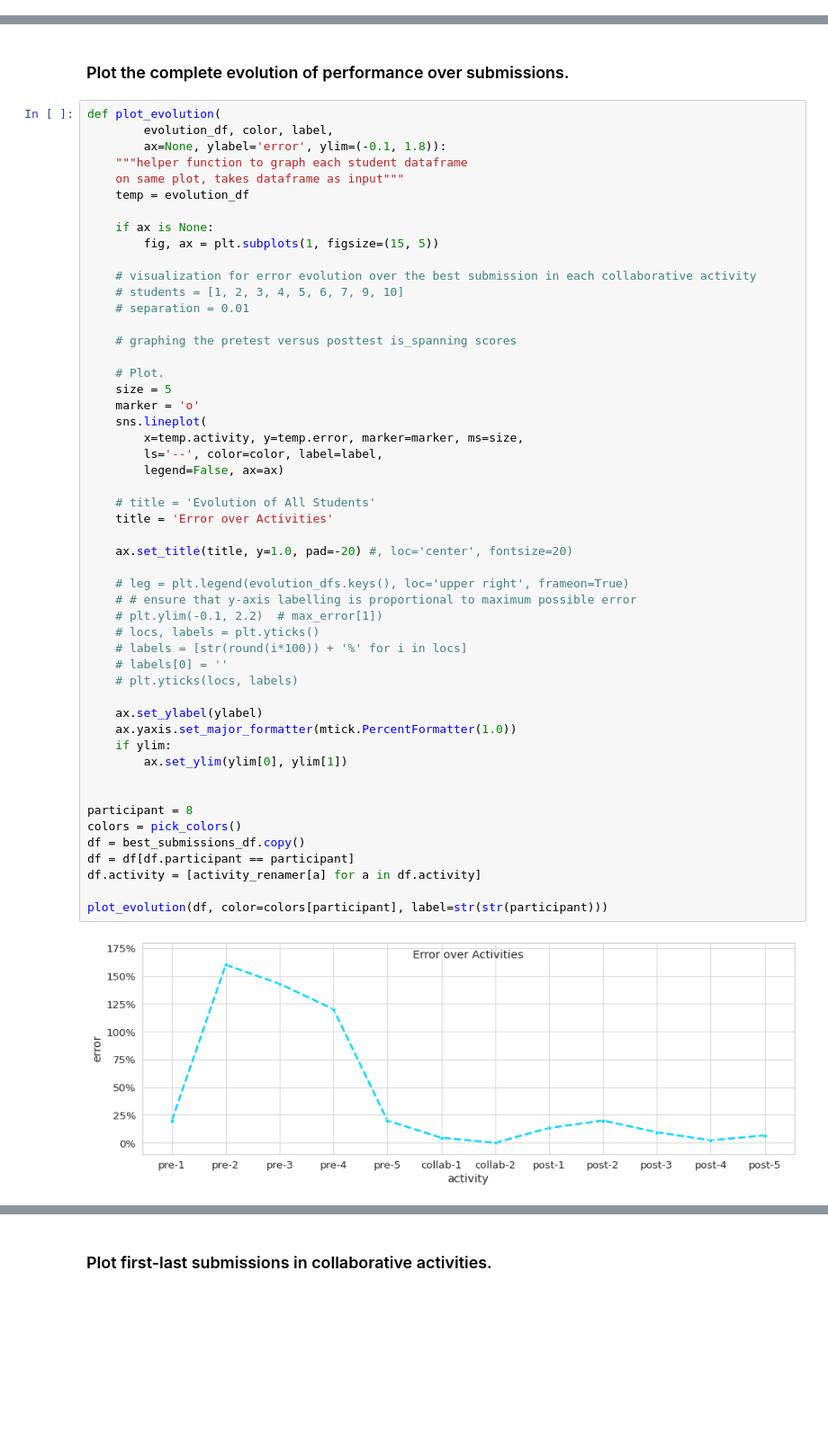
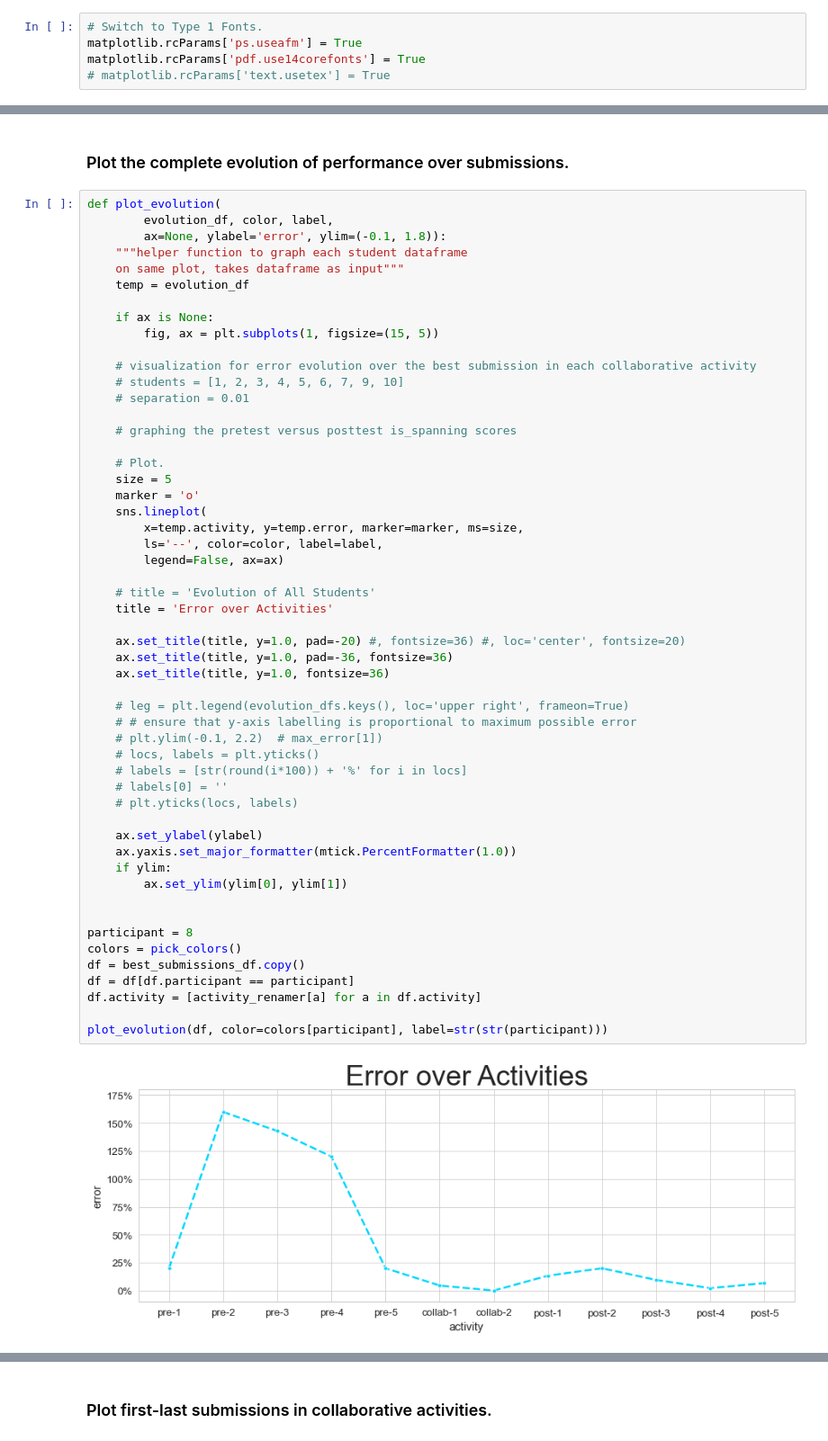
Before and after one commit to utku-norman/justhink-preexp-analysis, a Jupyter notebook: analysis/tools/4_RQ2_analyze_performance_over_time.ipynb, the cells around one changed output, grey strips where cells are left out. Shown at 90% size. Cells and saved outputs as stored; diff of their text form; blank space fills up the shorter version.

Commit message:
Update data and figures

```diff
--- a/analysis/tools/4_RQ2_analyze_performance_over_time.ipynb
+++ b/analysis/tools/4_RQ2_analyze_performance_over_time.ipynb
@@ -34,5 +36,10 @@ from justhink_world.domain.action import *
 
 from utils import plot_comparison, pick_colors, draw_network
+# %%
+# Switch to Type 1 Fonts.
+matplotlib.rcParams['ps.useafm'] = True
+matplotlib.rcParams['pdf.use14corefonts'] = True
+# matplotlib.rcParams['text.usetex'] = True
 # %%
 pd.options.display.max_columns = None
 pd.options.display.max_rows = None
@@ -657,32 +822,34 @@ def plot_evolution(
         x=temp.activity, y=temp.error, marker=marker, ms=size,
         ls='--', color=color, label=label,
         legend=False, ax=ax)
 
     # title = 'Evolution of All Students'
     title = 'Error over Activities'
 
-    ax.set_title(title, y=1.0, pad=-20) #, loc='center', fontsize=20)
+    ax.set_title(title, y=1.0, pad=-20) #, fontsize=36) #, loc='center', fontsize=20)
+    ax.set_title(title, y=1.0, pad=-36, fontsize=36)
+    ax.set_title(title, y=1.0, fontsize=36)
 
     # leg = plt.legend(evolution_dfs.keys(), loc='upper right', frameon=True)
     # # ensure that y-axis labelling is proportional to maximum possible error
     # plt.ylim(-0.1, 2.2)  # max_error[1])
     # locs, labels = plt.yticks()
     # labels = [str(round(i*100)) + '%' for i in locs]
     # labels[0] = ''
     # plt.yticks(locs, labels)
 
     ax.set_ylabel(ylabel)
     ax.yaxis.set_major_formatter(mtick.PercentFormatter(1.0))
     if ylim:
         ax.set_ylim(ylim[0], ylim[1])
 
 
 participant = 8
 colors = pick_colors()
 df = best_submissions_df.copy()
 df = df[df.participant == participant]
 df.activity = [activity_renamer[a] for a in df.activity]
 
 plot_evolution(df, color=colors[participant], label=str(str(participant)))
 # %% [output]
-[figure, old version]
+[figure, new version]
```
Also changed, not shown: parts of 29 cells of this notebook, 20 other files.
